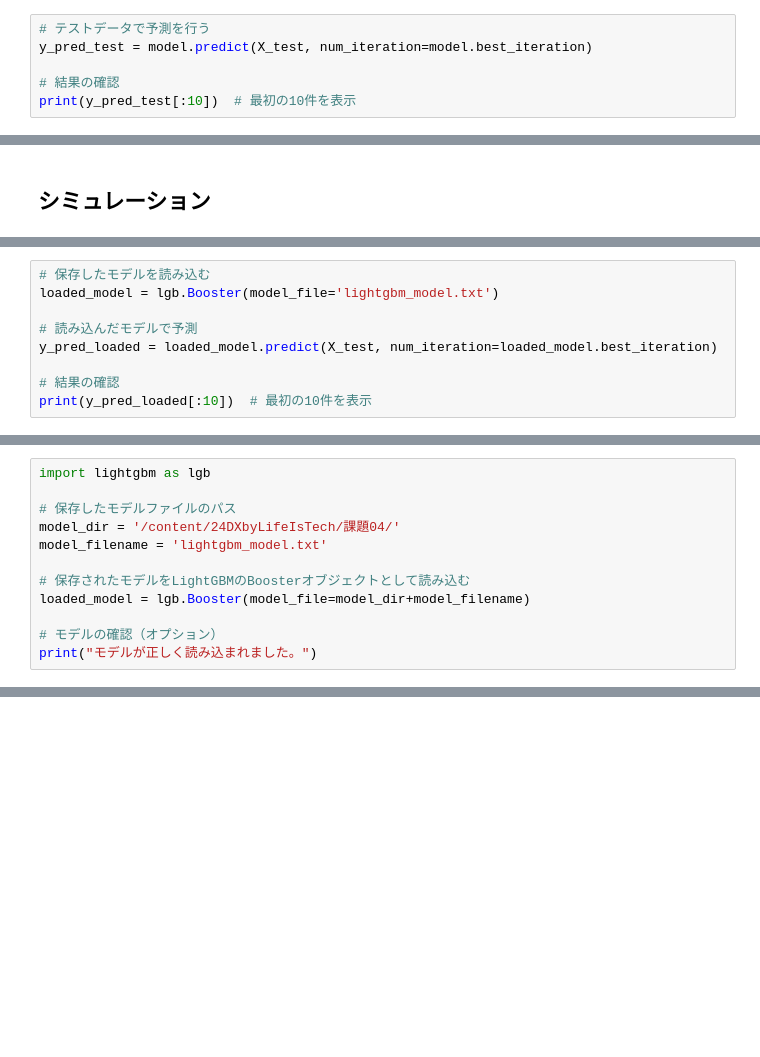
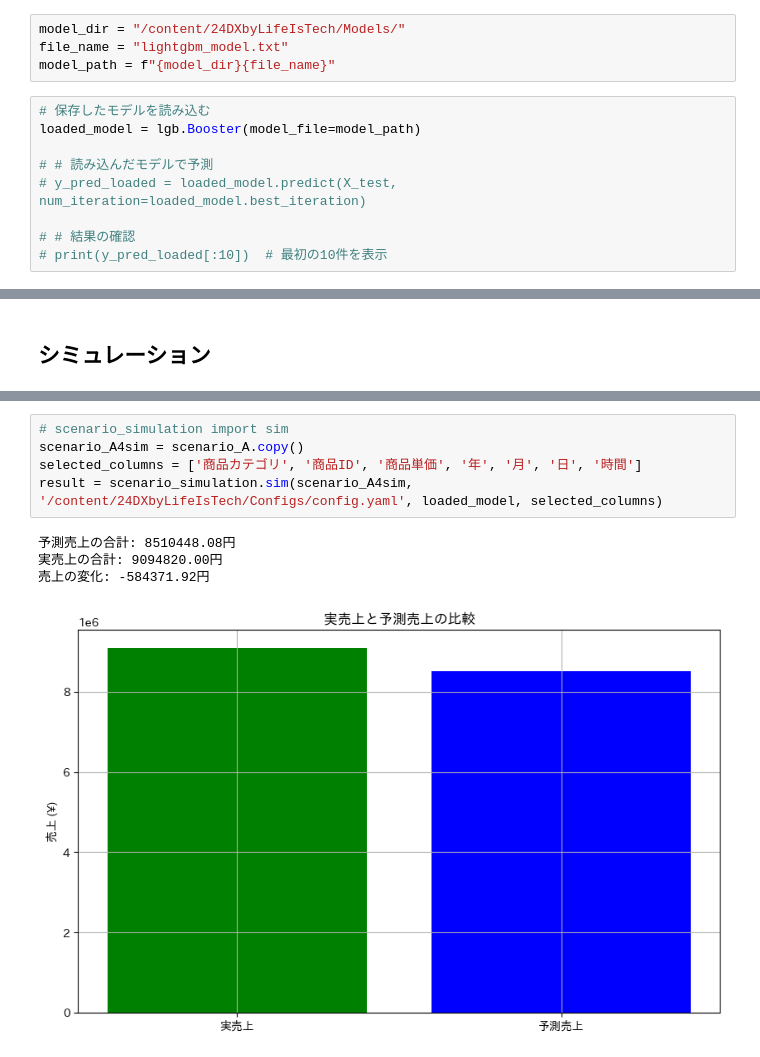
Before and after one commit to Ry02024/24DXbyLifeIsTech, a Jupyter notebook: 課題04/課題04（シミュレーション）.ipynb, the cells around one changed output, grey strips where cells are left out. Cells and saved outputs as stored; diff of their text form; blank space fills up the shorter version.

```diff
--- a/課題04/課題04（シミュレーション）.ipynb
+++ b/課題04/課題04（シミュレーション）.ipynb
@@ -943,6 +262,13 @@ Early stopping, best iteration is:
+# %%
+model_dir = "/content/24DXbyLifeIsTech/Models/"
+file_name = "lightgbm_model.txt"
+model_path = f"{model_dir}{file_name}"
 # %%
-# テストデータで予測を行う
-y_pred_test = model.predict(X_test, num_iteration=model.best_iteration)
+# 保存したモデルを読み込む
+loaded_model = lgb.Booster(model_file=model_path)
 
-# 結果の確認
-print(y_pred_test[:10])  # 最初の10件を表示
+# # 読み込んだモデルで予測
+# y_pred_loaded = loaded_model.predict(X_test, num_iteration=loaded_model.best_iteration)
+
+# # 結果の確認
+# print(y_pred_loaded[:10])  # 最初の10件を表示
@@ -988,9 +276,0 @@ X_test
-# %%
-# 保存したモデルを読み込む
-loaded_model = lgb.Booster(model_file='lightgbm_model.txt')
-
-# 読み込んだモデルで予測
-y_pred_loaded = loaded_model.predict(X_test, num_iteration=loaded_model.best_iteration)
-
-# 結果の確認
-print(y_pred_loaded[:10])  # 最初の10件を表示
@@ -1830,12 +276,0 @@ for column, classes in config['label_encoding'].items():
-# %%
-import lightgbm as lgb
-
-# 保存したモデルファイルのパス
-model_dir = '/content/24DXbyLifeIsTech/課題04/'
-model_filename = 'lightgbm_model.txt'
-
-# 保存されたモデルをLightGBMのBoosterオブジェクトとして読み込む
-loaded_model = lgb.Booster(model_file=model_dir+model_filename)
-
-# モデルの確認（オプション）
-print("モデルが正しく読み込まれました。")
@@ -2188,0 +299,10 @@ evaluation:
+# %%
+# scenario_simulation import sim
+scenario_A4sim = scenario_A.copy()
+selected_columns = ['商品カテゴリ', '商品ID', '商品単価', '年', '月', '日', '時間']
+result = scenario_simulation.sim(scenario_A4sim, '/content/24DXbyLifeIsTech/Configs/config.yaml', loaded_model, selected_columns)
+# %% [output]
+予測売上の合計: 8510448.08円
+実売上の合計: 9094820.00円
+売上の変化: -584371.92円
+[figure, added]
```
Also changed, not shown: parts of 149 cells of this notebook.
